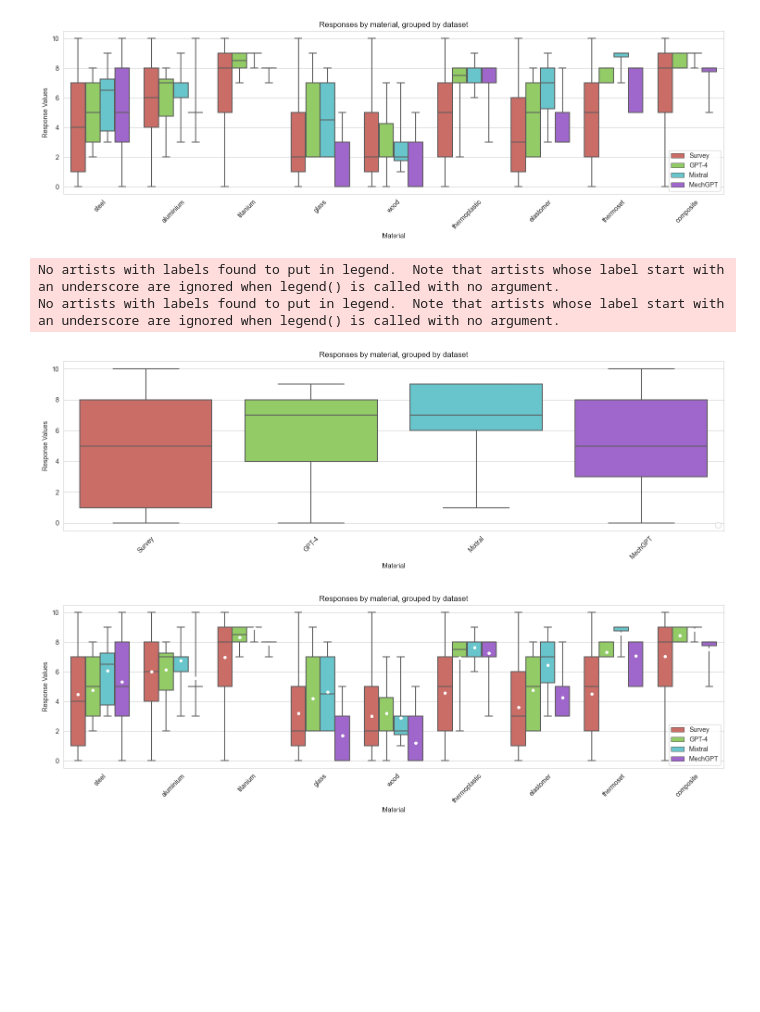
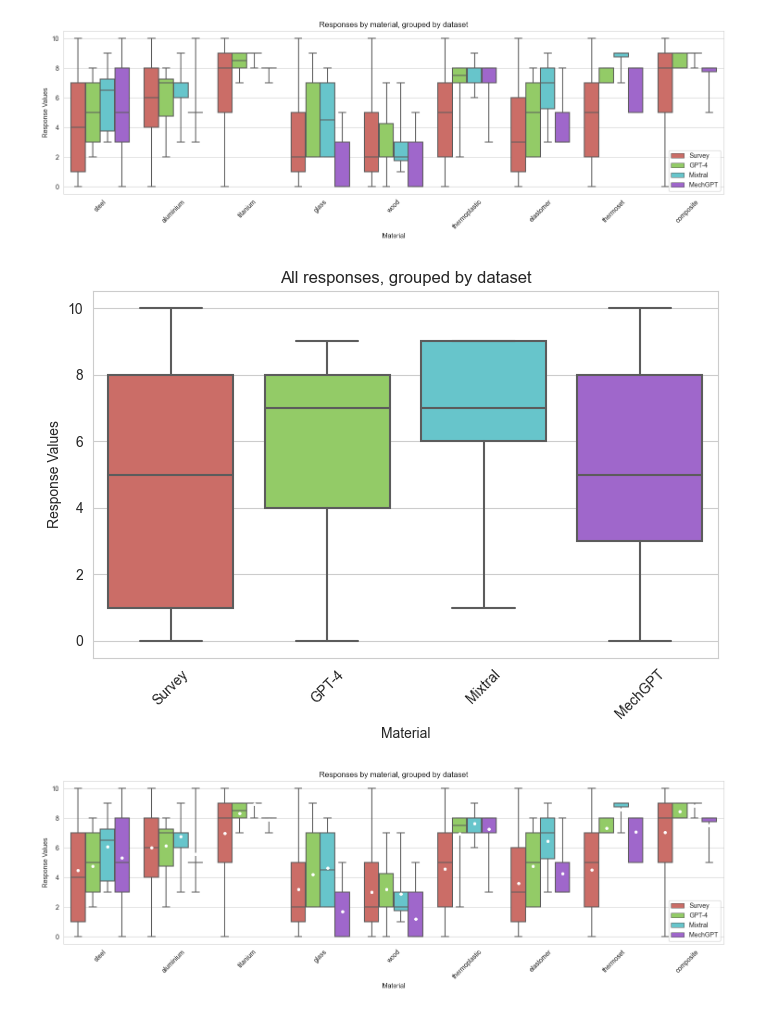
Before and after one commit to grndnl/llm_material_selection_jcise, a Jupyter notebook: evaluation/aggregate_results.ipynb, the cells around one changed output. Drawn from its saved outputs; the diff is of its cells as text; code cells hidden in the pictures; blank space fills up the shorter version.

```diff
--- a/evaluation/aggregate_results.ipynb
+++ b/evaluation/aggregate_results.ipynb
@@ -39,27 +39,25 @@ plt.show()
 [figure]
 # %%
 # Recreate the box and whisker plot with updated dataset names and excluding outliers
-plt.figure(figsize=(15, 5))
+plt.figure(figsize=(7, 5))
 sns.boxplot(data=combined_df, x='Dataset', y='response',
             palette='hls',
             showfliers=False,
             whis=(0, 100))
 
-plt.title('Responses by material, grouped by dataset')
+plt.title('All responses, grouped by dataset')
 plt.ylabel('Response Values')
 plt.xlabel('Material')
-plt.legend(title='Dataset')
+# plt.legend(title='Dataset')
 plt.xticks(rotation=45)
 #specify legend location
-plt.legend(loc='lower right')
+# plt.legend(loc='lower right')
 # save figure without cropping the labels
 plt.tight_layout()
-# plt.savefig('responses_by_material_grouped_by_dataset.pdf')
+plt.savefig('figures/responses_grouped_by_dataset.pdf')
 plt.show()
 # %% [output]
-No artists with labels found to put in legend.  Note that artists whose label start with an underscore are ignored when legend() is called with no argument.
-No artists with labels found to put in legend.  Note that artists whose label start with an underscore are ignored when legend() is called with no argument.
-[figure, old version]
+[figure, new version]
 # %%
 # Recreate the box and whisker plot with updated dataset names and excluding outliers
 plt.figure(figsize=(15, 5))
```
Also changed, not shown: parts of 4 cells of this notebook, 6 other files.
